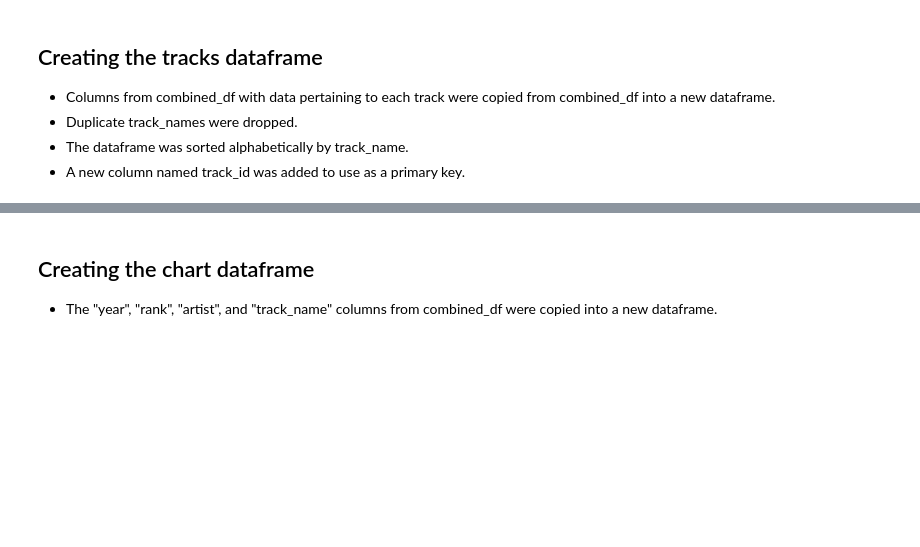
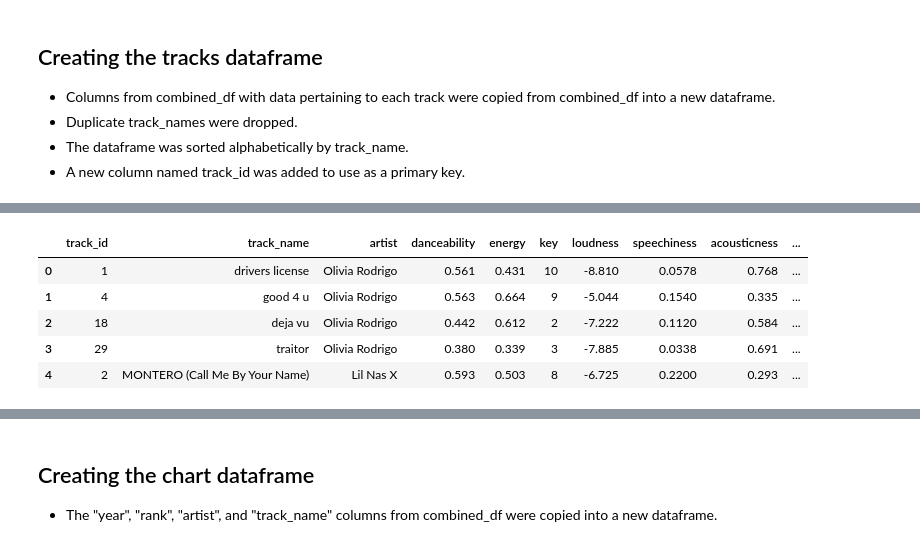
Before and after one commit to anyren/spotify-top-50, a Jupyter notebook: ETL.ipynb, the cells around one changed output, grey strips where cells are left out. Saved outputs shown, nothing was run; the diff lists cells and outputs as text; code cells hidden in the pictures; blank space fills up the shorter version.

```diff
--- a/ETL.ipynb
+++ b/ETL.ipynb
@@ -63,6 +119,6 @@ df_combined.head(100)
 * A new column named "artist_id" was created for a primary key.
 # %%
 artists = pd.DataFrame(df_combined['artist'].unique())
-artists.rename(columns={0:'artist_name'}, inplace=True)
+artists.rename(columns={0:'artist'}, inplace=True)
 artists.insert(0, 'artist_id', range(1, 1 + len(artists)))
-artists.head()
+artists.sort_values('artist_id')
@@ -83,6 +178,13 @@ tracks.head()
 # %%
-tm = tracks.merge(artists, left_on="artist", right_on="artist_name")
+tm = tracks.merge(artists, left_on="artist", right_on="artist")
 tm.head()
+# %% [output]
+|  | track_id | track_name | artist | danceability | energy | key | loudness | speechiness | acousticness | ... |
+| 0 | 1 | drivers license | Olivia Rodrigo | 0.561 | 0.431 | 10 | -8.810 | 0.0578 | 0.768 | ... |
+| 1 | 4 | good 4 u | Olivia Rodrigo | 0.563 | 0.664 | 9 | -5.044 | 0.1540 | 0.335 | ... |
+| 2 | 18 | deja vu | Olivia Rodrigo | 0.442 | 0.612 | 2 | -7.222 | 0.1120 | 0.584 | ... |
+| 3 | 29 | traitor | Olivia Rodrigo | 0.380 | 0.339 | 3 | -7.885 | 0.0338 | 0.691 | ... |
+| 4 | 2 | MONTERO (Call Me By Your Name) | Lil Nas X | 0.593 | 0.503 | 8 | -6.725 | 0.2200 | 0.293 | ... |
 # %%
 tracks = tm[['track_id','artist_id','track_name','danceability', 'energy', 'key', 'loudness',
          'speechiness', 'acousticness', 'instrumentalness', 'liveness', 'valence', 'tempo', 'duration_ms']].copy()
```
Also changed, not shown: parts of 18 cells of this notebook, 1 other file.
